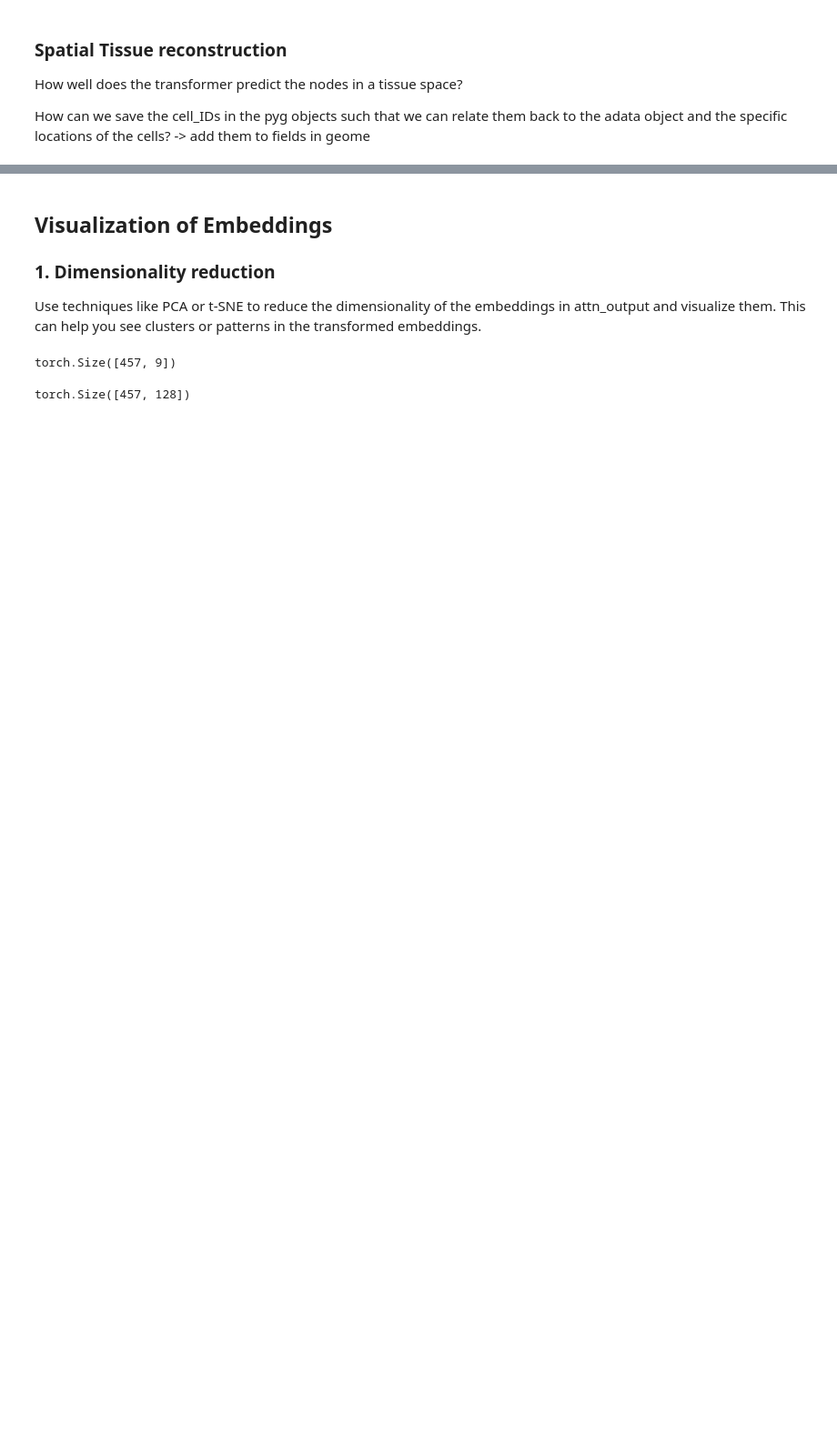
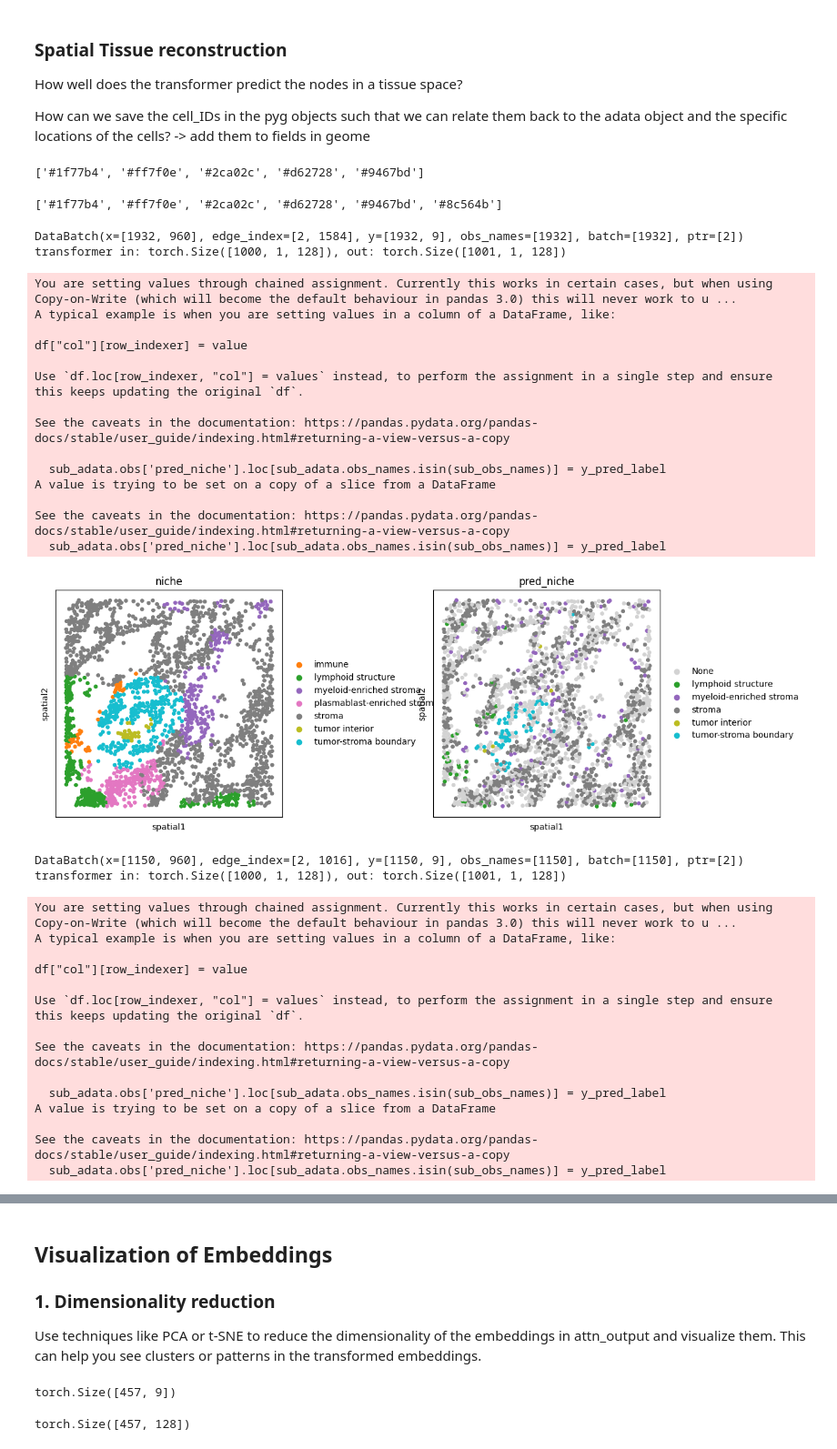
Before and after one commit to theislab/interscale, a Jupyter notebook: docs/notebooks/evaluation.ipynb, the cells around one changed output, grey strips where cells are left out. Shown at 91% size. Cells and saved outputs as stored; diff of their text form; code cells hidden in the pictures; blank space fills up the shorter version.

```diff
--- a/docs/notebooks/evaluation.ipynb
+++ b/docs/notebooks/evaluation.ipynb
@@ -126,2 +223,4 @@ torch.Size([457, 1, 128]) torch.Size([1, 457, 457])
 # %% [markdown]
 ## Cell level evaluation
+# %%
+cm = CustomColormap(np.insert(np.unique(adata.obs['niche']), 0, 'None'), none_color='#D3D3D3', cmap_name='he23_niche_custom')
@@ -138,4 +399,4 @@ def node_level_prediction(self, transformer_out, src_padding_mask):
     src_padding_mask = src_padding_mask[:,:-1] # True = Pad, False = Node
     masked_output = h_graph[~ src_padding_mask] # [N, E]
     out = self.graph_pred_linear(masked_output)
-    return z, out, index_nodes
+    return out
@@ -164,0 +403,73 @@ axs[1].set_title('GNNTransformer')
+# %%
+sub_adata.uns['niche_colors']
+# %% [output]
+['#1f77b4', '#ff7f0e', '#2ca02c', '#d62728', '#9467bd']
+# %%
+sub_adata.uns['pred_niche_colors']
+# %% [output]
+['#1f77b4', '#ff7f0e', '#2ca02c', '#d62728', '#9467bd', '#8c564b']
+# %%
+eval_loader = DataLoader([pyg_datas[0], pyg_datas[5]], 1)
+for batch in eval_loader:
+    print(batch)
+    transformer_in, transformer_out, src_padding_mask, index_nodes = eval(model, batch)
+    print(f'transformer in: {transformer_in.shape}, out: {transformer_out.shape}')
+    out = node_level_prediction(model, transformer_out, src_padding_mask)
+    # labels for cells
+
+    batch_obs_names = batch.obs_names.numpy().astype(int).astype(str).tolist()
+    sub_adata = adata[adata.obs_names.isin(batch_obs_names)].copy()
+    y_pred = out.argmax(dim=1)
+    niche_mappings = sub_adata.uns['niche_mappings']
+    sub_adata.obs['pred_niche'] = 'None'
+    y_pred_label = [niche_mappings['niche'][i] for i in y_pred]
+    sub_obs_names = sub_adata.obs_names[index_nodes[0]]
+    sub_adata.obs['pred_niche'].loc[sub_adata.obs_names.isin(sub_obs_names)] = y_pred_label
+
+    for label in ["niche", "pred_niche"]:
+        sub_adata = cm.save_uns(sub_adata, label)
+
+    sq.pl.spatial_scatter(
+        sub_adata,
+        spatial_key = 'spatial',
+        shape=None,
+        library_key='library_key',
+        color=["niche", "pred_niche"] ,
+        #palette = cm.get_colormap_name(),
+        size = 50,
+    )
+    plt.show()
+# %% [output]
+DataBatch(x=[1932, 960], edge_index=[2, 1584], y=[1932, 9], obs_names=[1932], batch=[1932], ptr=[2])
+transformer in: torch.Size([1000, 1, 128]), out: torch.Size([1001, 1, 128])
+You are setting values through chained assignment. Currently this works in certain cases, but when using Copy-on-Write (which will become the default behaviour in pandas 3.0) this will never work to u ...
+A typical example is when you are setting values in a column of a DataFrame, like:
+
+df["col"][row_indexer] = value
+
+Use `df.loc[row_indexer, "col"] = values` instead, to perform the assignment in a single step and ensure this keeps updating the original `df`.
+
+See the caveats in the documentation: https://pandas.pydata.org/pandas-docs/stable/user_guide/indexing.html#returning-a-view-versus-a-copy
+
+  sub_adata.obs['pred_niche'].loc[sub_adata.obs_names.isin(sub_obs_names)] = y_pred_label
+A value is trying to be set on a copy of a slice from a DataFrame
+
+See the caveats in the documentation: https://pandas.pydata.org/pandas-docs/stable/user_guide/indexing.html#returning-a-view-versus-a-copy
+  sub_adata.obs['pred_niche'].loc[sub_adata.obs_names.isin(sub_obs_names)] = y_pred_label
+[figure, added]
+DataBatch(x=[1150, 960], edge_index=[2, 1016], y=[1150, 9], obs_names=[1150], batch=[1150], ptr=[2])
+transformer in: torch.Size([1000, 1, 128]), out: torch.Size([1001, 1, 128])
+You are setting values through chained assignment. Currently this works in certain cases, but when using Copy-on-Write (which will become the default behaviour in pandas 3.0) this will never work to u ...
+A typical example is when you are setting values in a column of a DataFrame, like:
+
+df["col"][row_indexer] = value
+
+Use `df.loc[row_indexer, "col"] = values` instead, to perform the assignment in a single step and ensure this keeps updating the original `df`.
+
+See the caveats in the documentation: https://pandas.pydata.org/pandas-docs/stable/user_guide/indexing.html#returning-a-view-versus-a-copy
+
+  sub_adata.obs['pred_niche'].loc[sub_adata.obs_names.isin(sub_obs_names)] = y_pred_label
+A value is trying to be set on a copy of a slice from a DataFrame
+
+See the caveats in the documentation: https://pandas.pydata.org/pandas-docs/stable/user_guide/indexing.html#returning-a-view-versus-a-copy
+  sub_adata.obs['pred_niche'].loc[sub_adata.obs_names.isin(sub_obs_names)] = y_pred_label
```
Also changed, not shown: parts of 39 cells of this notebook, 10 other files.
